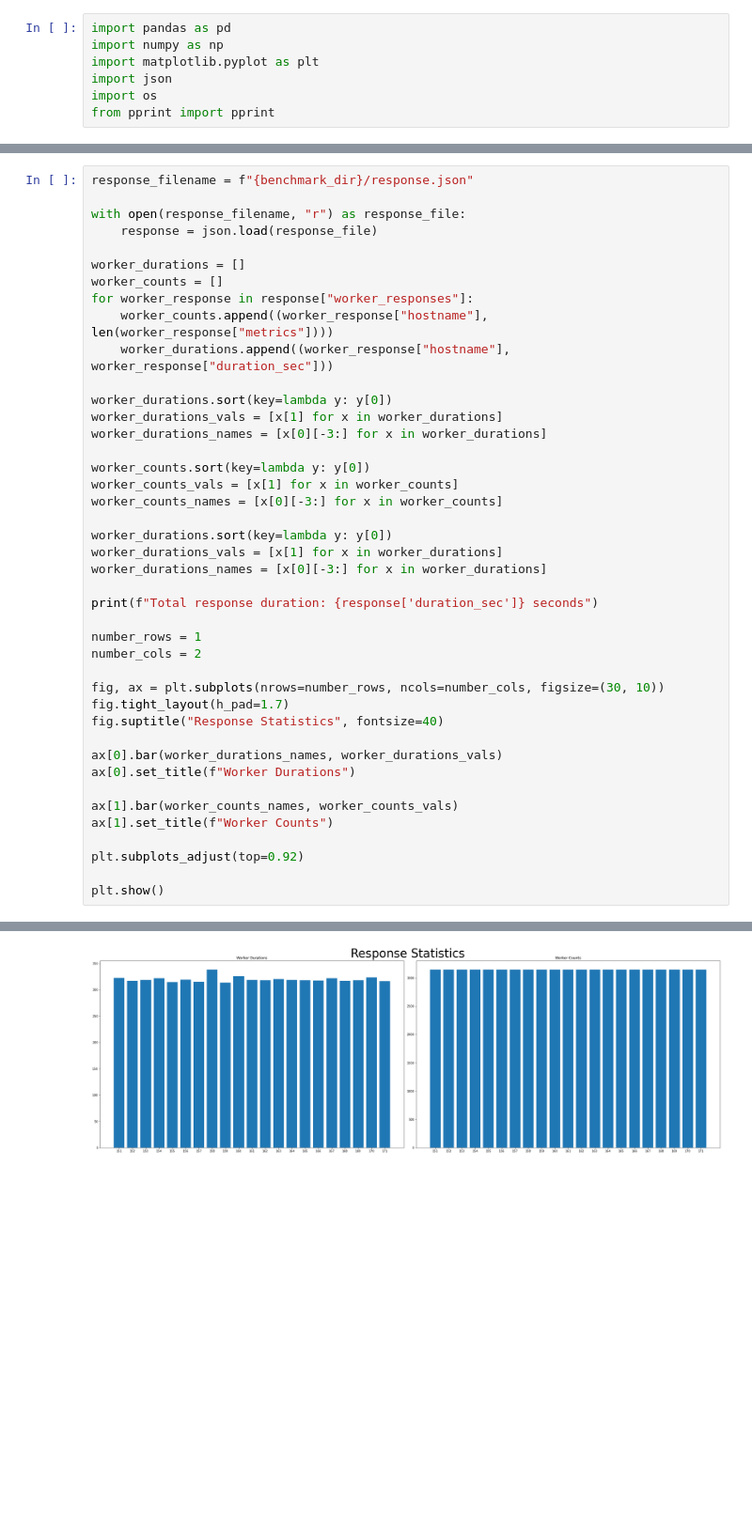
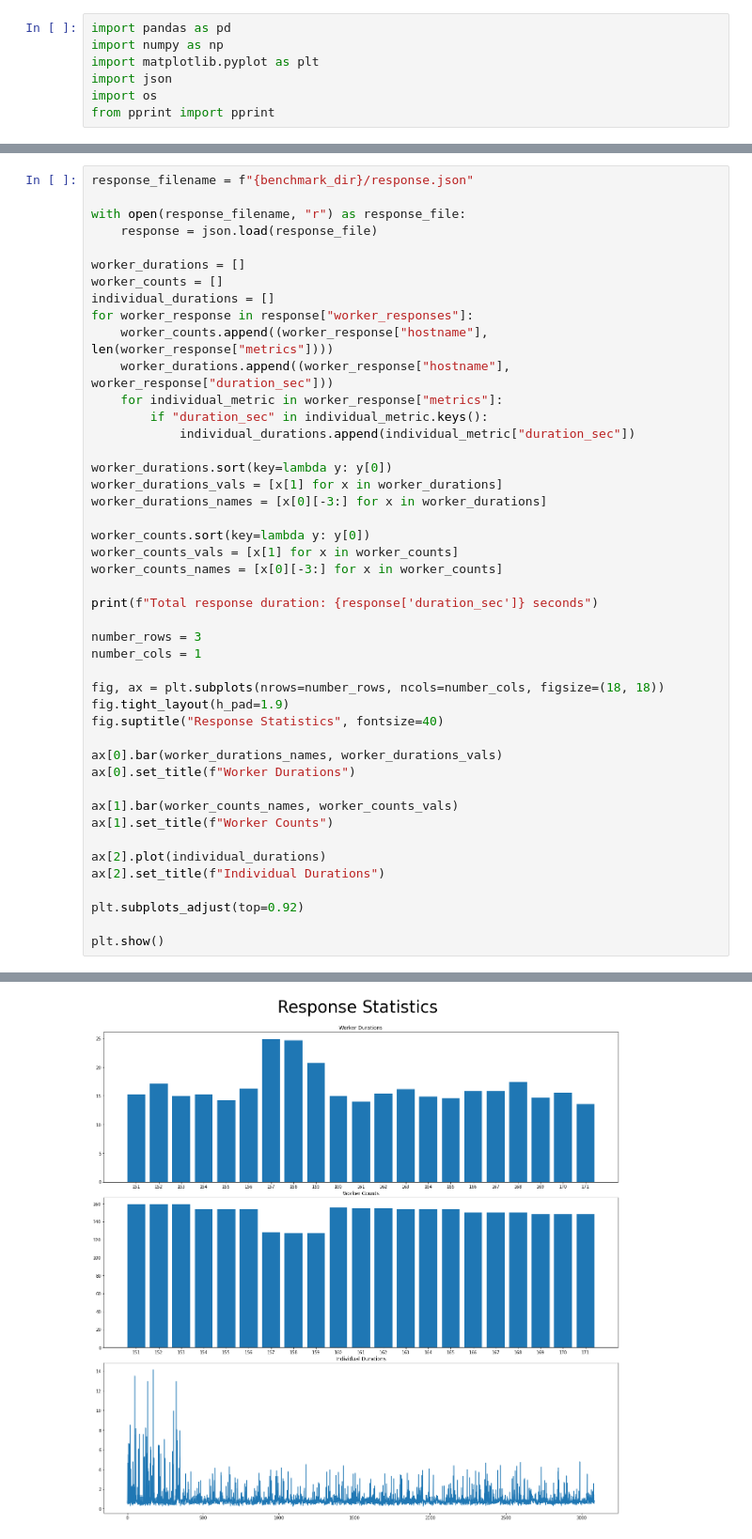
Before and after one commit to Project-Sustain/validation-service, a Jupyter notebook: benchmarks/benchmarks.ipynb, the cells around one changed output, grey strips where cells are left out. Shown: that part at 94% size. Cells and saved outputs as stored; diff of their text form; blank space fills up the shorter version.

```diff
--- a/benchmarks/benchmarks.ipynb
+++ b/benchmarks/benchmarks.ipynb
@@ -68,9 +70,13 @@ with open(response_filename, "r") as response_file:
 
 worker_durations = []
 worker_counts = []
+individual_durations = []
 for worker_response in response["worker_responses"]:
     worker_counts.append((worker_response["hostname"], len(worker_response["metrics"])))
     worker_durations.append((worker_response["hostname"], worker_response["duration_sec"]))
+    for individual_metric in worker_response["metrics"]:
+        if "duration_sec" in individual_metric.keys():
+            individual_durations.append(individual_metric["duration_sec"])
 
 worker_durations.sort(key=lambda y: y[0])
 worker_durations_vals = [x[1] for x in worker_durations]
@@ -80,17 +86,13 @@ worker_counts.sort(key=lambda y: y[0])
 worker_counts_vals = [x[1] for x in worker_counts]
 worker_counts_names = [x[0][-3:] for x in worker_counts]
 
-worker_durations.sort(key=lambda y: y[0])
-worker_durations_vals = [x[1] for x in worker_durations]
-worker_durations_names = [x[0][-3:] for x in worker_durations]
-
 print(f"Total response duration: {response['duration_sec']} seconds")
 
-number_rows = 1
-number_cols = 2
+number_rows = 3
+number_cols = 1
 
-fig, ax = plt.subplots(nrows=number_rows, ncols=number_cols, figsize=(30, 10))
-fig.tight_layout(h_pad=1.7)
+fig, ax = plt.subplots(nrows=number_rows, ncols=number_cols, figsize=(18, 18))
+fig.tight_layout(h_pad=1.9)
 fig.suptitle("Response Statistics", fontsize=40)
 
 ax[0].bar(worker_durations_names, worker_durations_vals)
@@ -99,6 +101,9 @@ ax[0].set_title(f"Worker Durations")
 ax[1].bar(worker_counts_names, worker_counts_vals)
 ax[1].set_title(f"Worker Counts")
 
+ax[2].plot(individual_durations)
+ax[2].set_title(f"Individual Durations")
+
 plt.subplots_adjust(top=0.92)
 
 plt.show()
@@ -107 +112 @@ Total response duration: 338.0137759579811 seconds
-[figure, old version]
+[figure, new version]
```
Also changed, not shown: parts of 7 cells of this notebook, 29 other files.
